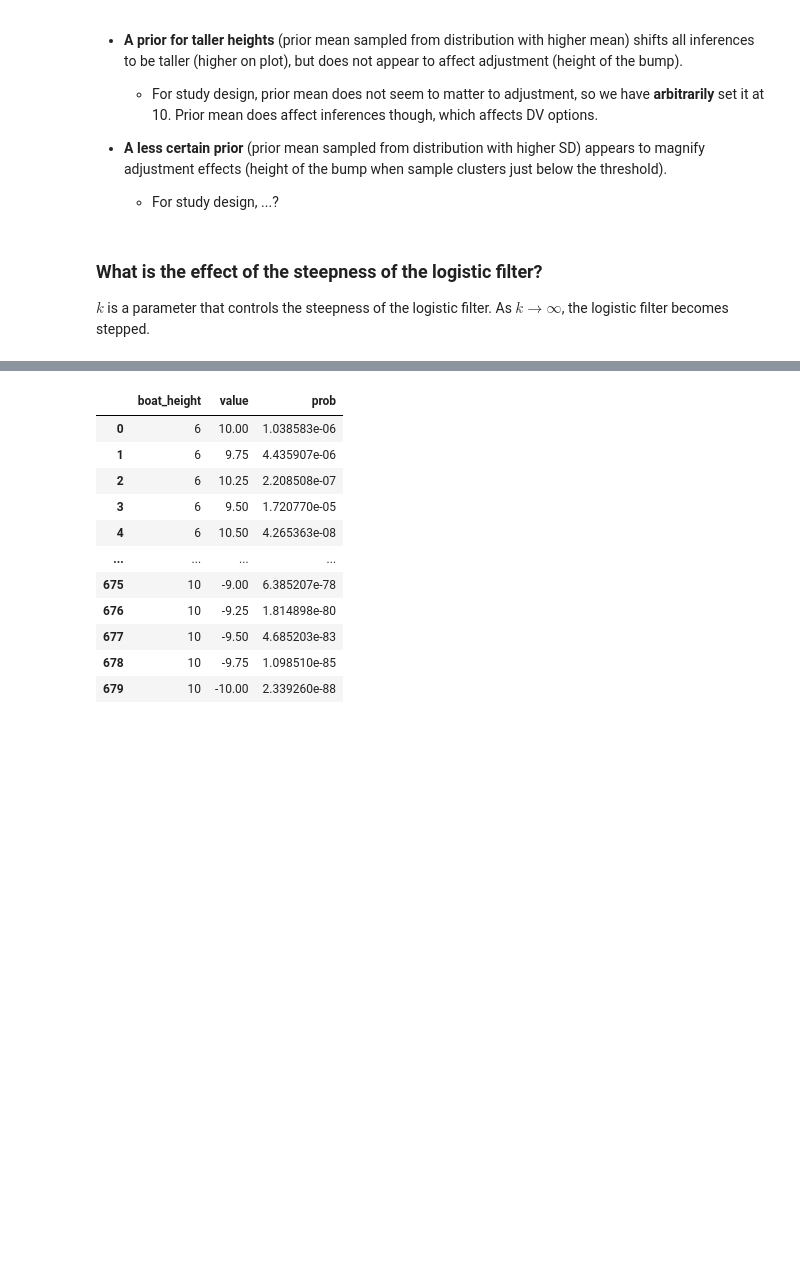
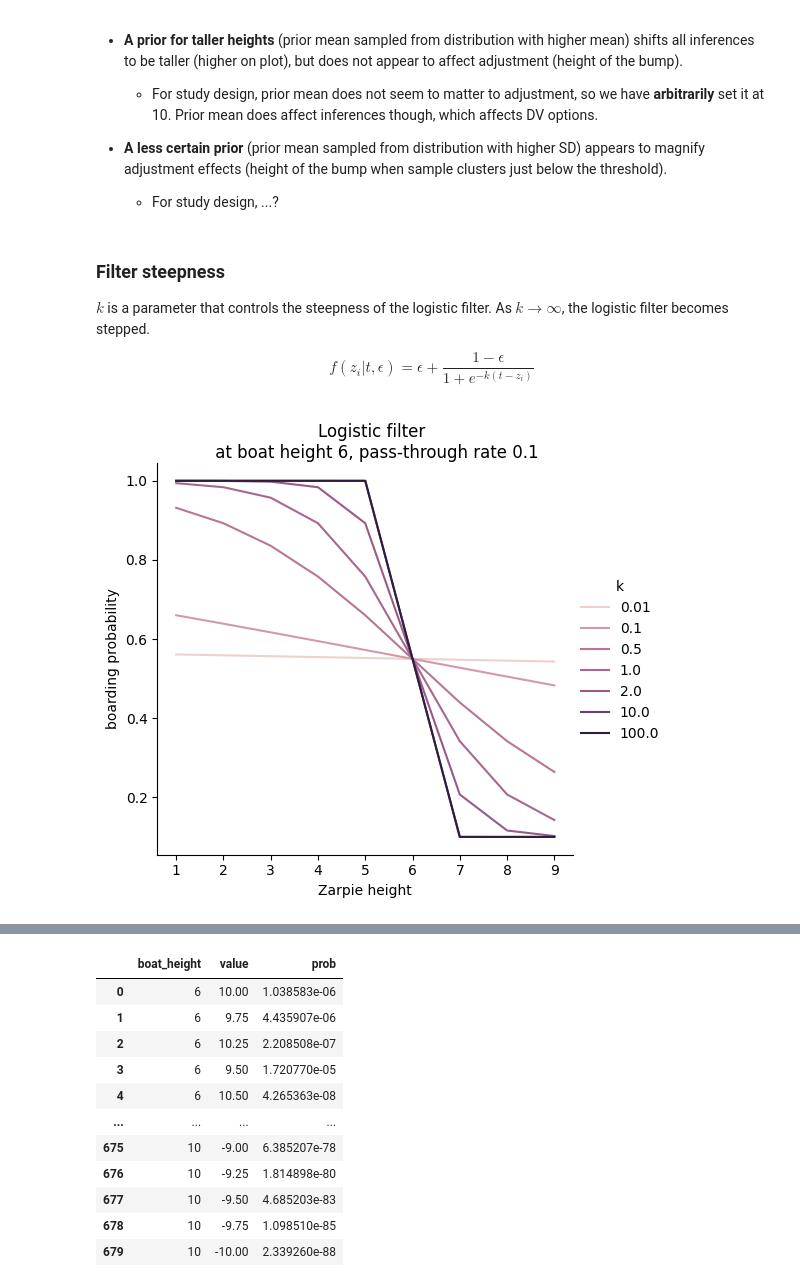
Before and after one commit to mariannazhang/structural-skew, a Jupyter notebook: models/structural-skew.ipynb, the cells around one changed output, grey strips where cells are left out. Drawn from its saved outputs; the diff is of its cells as text; code cells hidden in the pictures; blank space fills up the shorter version.

```diff
--- a/models/structural-skew.ipynb
+++ b/models/structural-skew.ipynb
@@ -293,6 +293,48 @@ plt.show(g)
 * **A less certain prior** (prior mean sampled from distribution with higher SD) appears to magnify adjustment effects (height of the bump when sample clusters just below the threshold).
     * For study design, ...?
 # %% [markdown]
-### What is the effect of the steepness of the logistic filter?
+### Filter steepness
 
 $k$ is a parameter that controls the steepness of the logistic filter. As $k \rightarrow \infty$, the logistic filter becomes stepped.
+
+$$f(z_i|t, \epsilon)=\epsilon + \frac{1-\epsilon}{1+e^{-k(t-z_i)}}$$
+# %%
+boarding_prob_list = []
+
+# parameterize k
+for k in [0.01, 0.1, 0.5, 1, 2, 10, 100]:
+    # look at a range of zarpie heights
+    for zarpie_height in np.arange(1, 10):
+        # run the logistic filter for boat height = 6
+        boarding_prob = logistic_filter(zarpie_height = zarpie_height, boat_height = 6, pass_prob = 0.1, k = k)
+        boarding_prob_list.append(dict(
+            zarpie_height = zarpie_height,
+            boat_height = 6,
+            pass_prob = 0.1,
+            k = k,
+            boarding_prob = boarding_prob
+        ))
+
+# convert to df
+boarding_prob_df = pd.DataFrame(boarding_prob_list)
+# %%
+# plot logistic filter with varying k
+
+from matplotlib.colors import LogNorm
+
+g = sns.relplot(data = boarding_prob_df,
+                 x = "zarpie_height",
+                 y = "boarding_prob",
+                 hue = "k",
+                 hue_norm = LogNorm(),
+                 kind = "line",
+                 legend = "full")
+g.set_ylabels("boarding probability")
+g.set_xlabels("Zarpie height")
+g.figure.suptitle("Logistic filter \n at boat height 6, pass-through rate 0.1")
+g.figure.subplots_adjust(top = 0.9)
+
+plt.savefig("figs/adjustment_model_logistic_filter_k.png", bbox_inches = "tight")
+plt.show(g)
+# %% [output]
+[figure, added]
```
Also changed, not shown: parts of 16 cells of this notebook, 2 other files.
